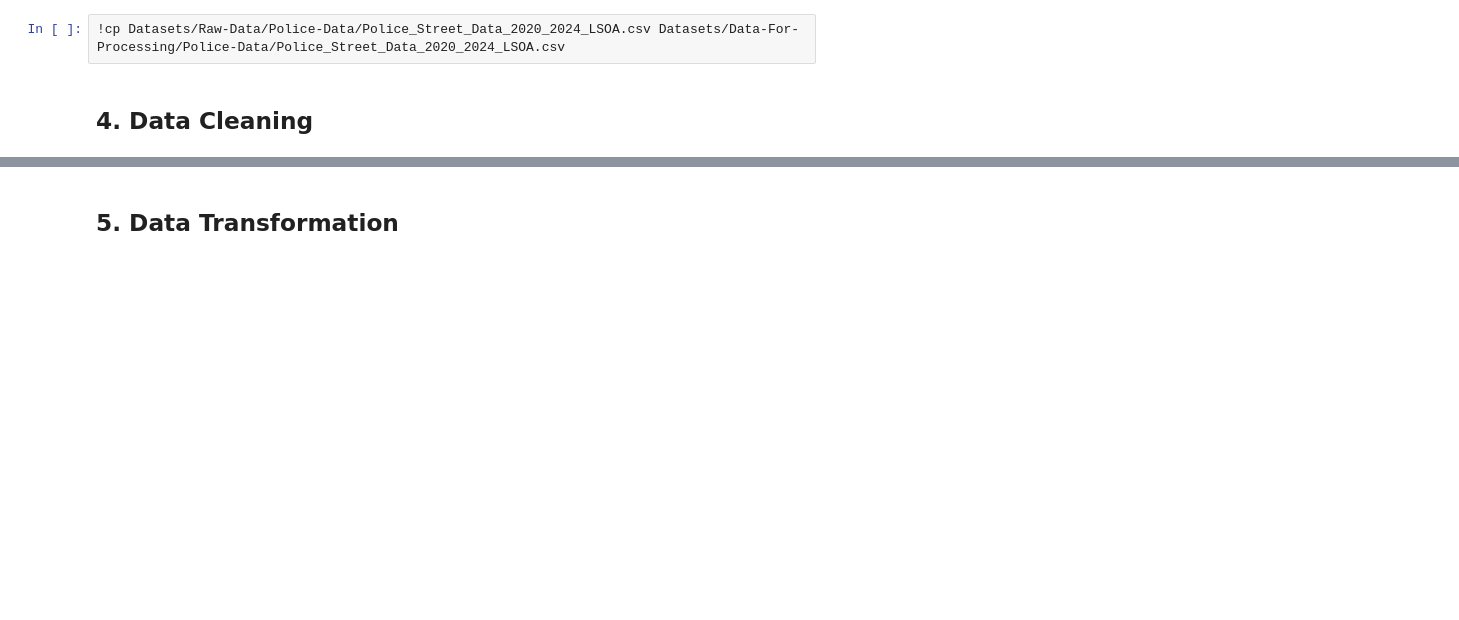
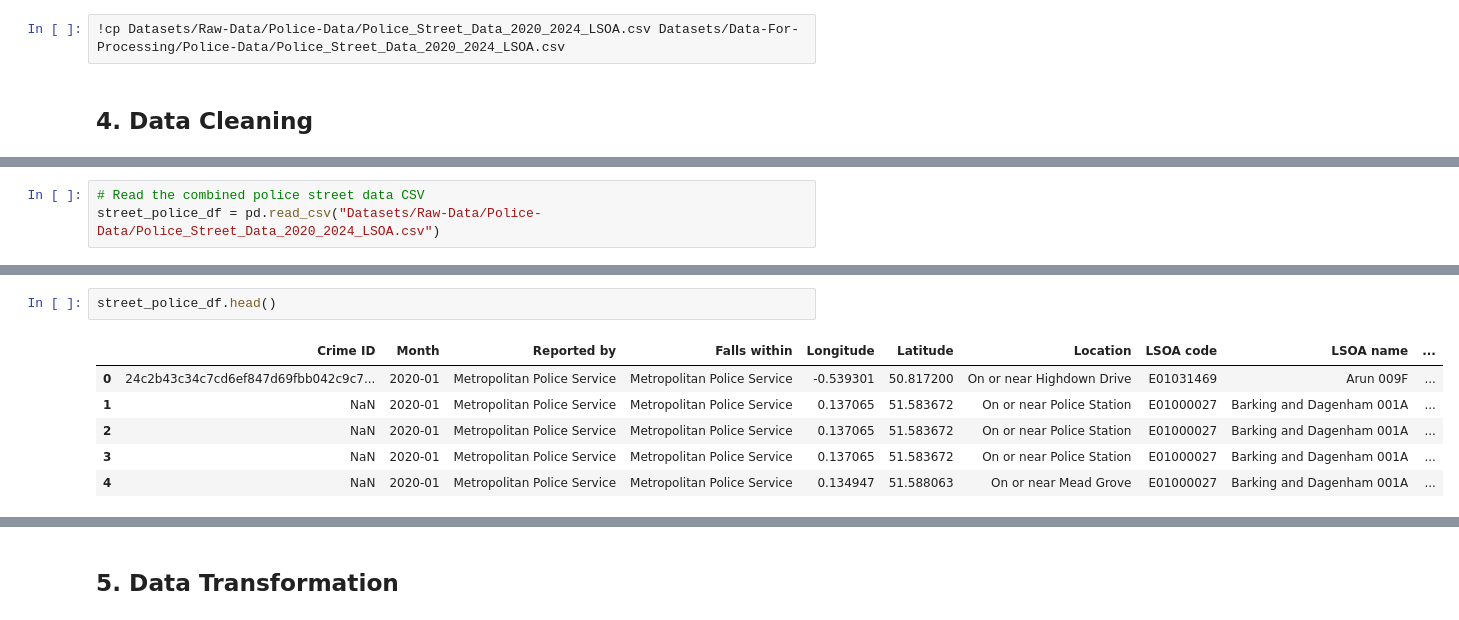
Before and after one commit to Sevinda-Herath/Predictive-Policing-in-the-London-Metropolitan-Police-District, a Jupyter notebook: main.ipynb, the cells around one changed output, grey strips where cells are left out. Saved outputs shown, nothing was run; the diff lists cells and outputs as text; blank space fills up the shorter version.

```diff
--- a/main.ipynb
+++ b/main.ipynb
@@ -289,0 +271,3 @@ Combined police street rows: 5635649
+# %%
+# Read the combined police street data CSV
+street_police_df = pd.read_csv("Datasets/Raw-Data/Police-Data/Police_Street_Data_2020_2024_LSOA.csv")
@@ -289,0 +296,9 @@ Combined police street rows: 5635649
+# %%
+street_police_df.head()
+# %% [output]
+|  | Crime ID | Month | Reported by | Falls within | Longitude | Latitude | Location | LSOA code | LSOA name | ... |
+| 0 | 24c2b43c34c7cd6ef847d69fbb042c9c7... | 2020-01 | Metropolitan Police Service | Metropolitan Police Service | -0.539301 | 50.817200 | On or near Highdown Drive | E01031469 | Arun 009F | ... |
+| 1 | NaN | 2020-01 | Metropolitan Police Service | Metropolitan Police Service | 0.137065 | 51.583672 | On or near Police Station | E01000027 | Barking and Dagenham 001A | ... |
+| 2 | NaN | 2020-01 | Metropolitan Police Service | Metropolitan Police Service | 0.137065 | 51.583672 | On or near Police Station | E01000027 | Barking and Dagenham 001A | ... |
+| 3 | NaN | 2020-01 | Metropolitan Police Service | Metropolitan Police Service | 0.137065 | 51.583672 | On or near Police Station | E01000027 | Barking and Dagenham 001A | ... |
+| 4 | NaN | 2020-01 | Metropolitan Police Service | Metropolitan Police Service | 0.134947 | 51.588063 | On or near Mead Grove | E01000027 | Barking and Dagenham 001A | ... |
```
Also changed, not shown: parts of 15 cells of this notebook, 1 other file.
